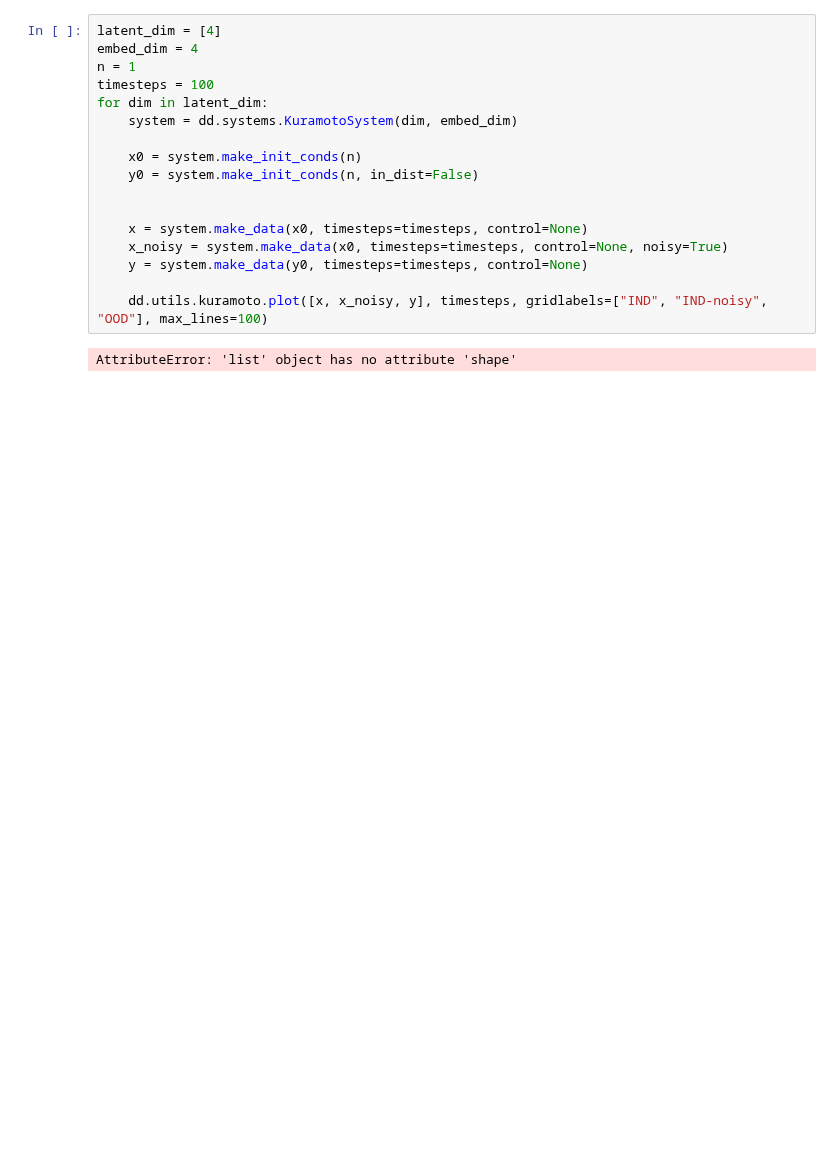
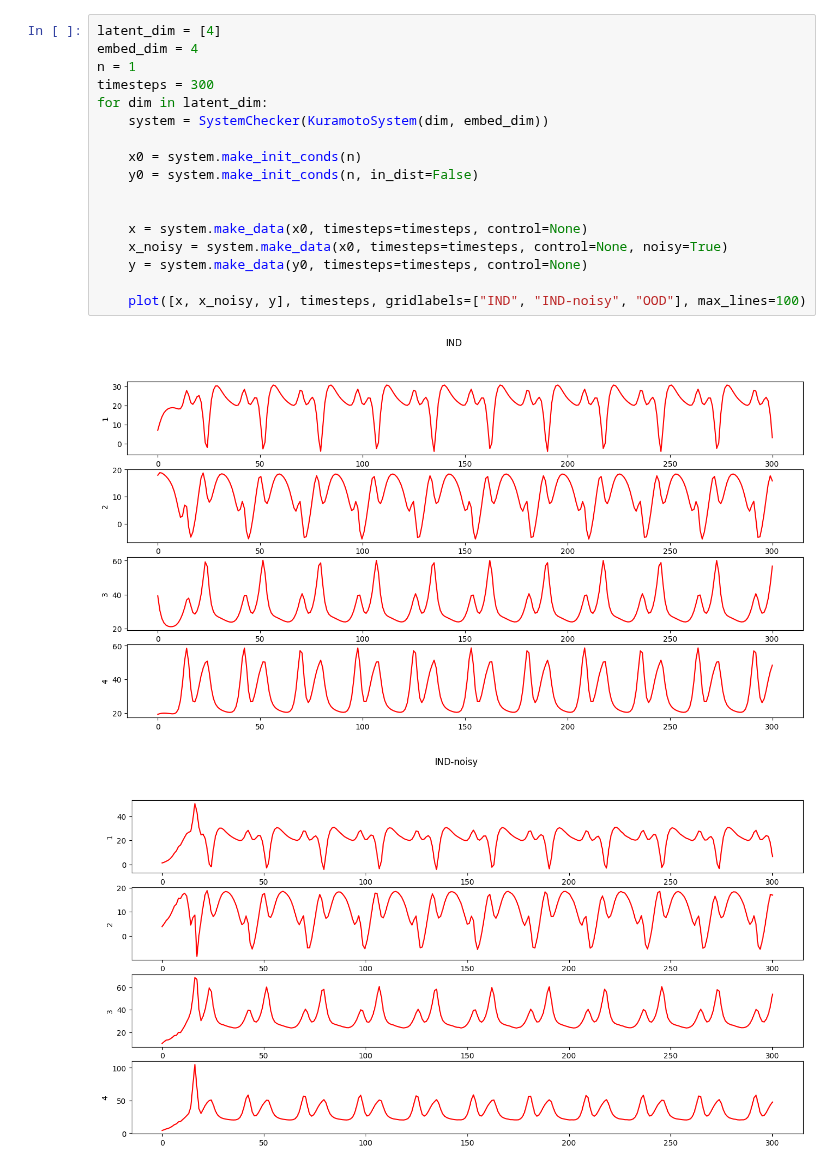
Before and after one commit to DynaDojo/dynadojo, a Jupyter notebook: demos/kuramoto_demo.ipynb, the cells around one changed output. Cells and saved outputs as stored; diff of their text form; blank space fills up the shorter version.

Commit message:
update kuramoto sys and demo

```diff
--- a/demos/kuramoto_demo.ipynb
+++ b/demos/kuramoto_demo.ipynb
@@ -14,19 +8,20 @@ print(dd)
 # %%
 latent_dim = [4]
 embed_dim = 4
 n = 1
-timesteps = 100
+timesteps = 300
 for dim in latent_dim:
-    system = dd.systems.KuramotoSystem(dim, embed_dim)
+    system = SystemChecker(KuramotoSystem(dim, embed_dim))
 
     x0 = system.make_init_conds(n)
     y0 = system.make_init_conds(n, in_dist=False)
 
 
     x = system.make_data(x0, timesteps=timesteps, control=None)
     x_noisy = system.make_data(x0, timesteps=timesteps, control=None, noisy=True)
     y = system.make_data(y0, timesteps=timesteps, control=None)
 
-    dd.utils.kuramoto.plot([x, x_noisy, y], timesteps, gridlabels=["IND", "IND-noisy", "OOD"], max_lines=100)
+    plot([x, x_noisy, y], timesteps, gridlabels=["IND", "IND-noisy", "OOD"], max_lines=100)
 # %% [output]
-AttributeError: 'list' object has no attribute 'shape'
+[figure, added]
+[figure, added]
```
Also changed, not shown: parts of 5 cells of this notebook, 2 other files.
